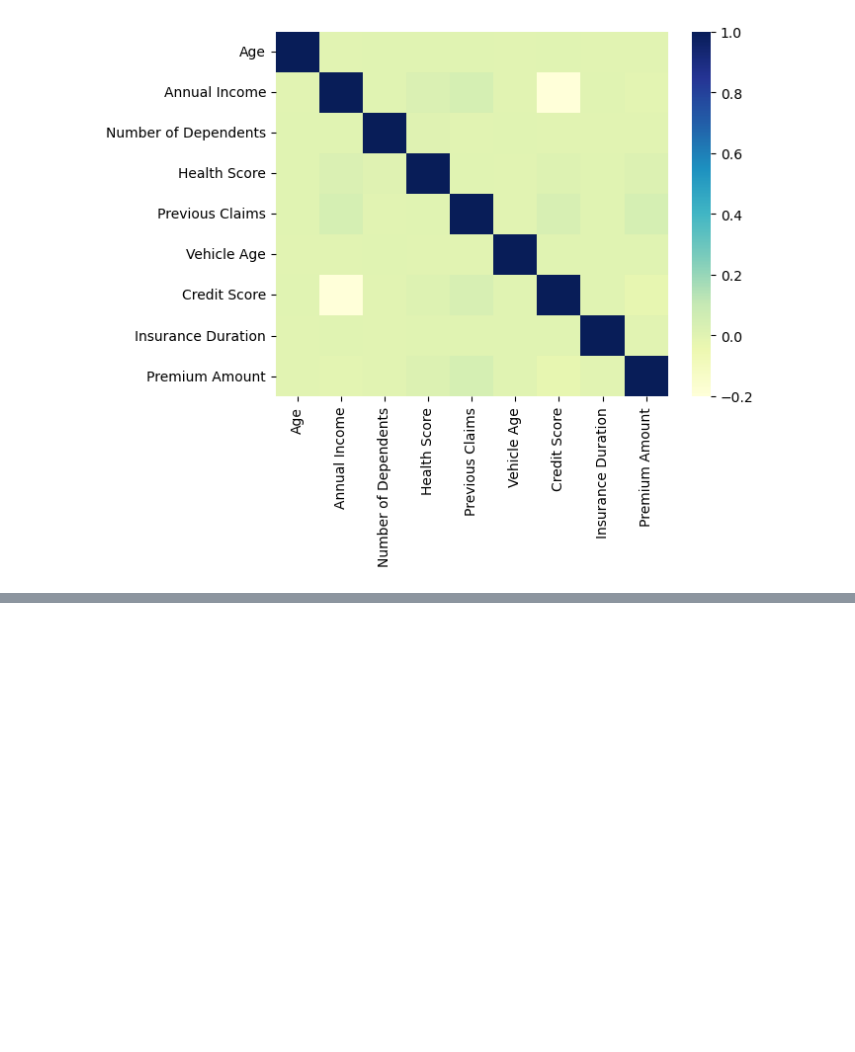
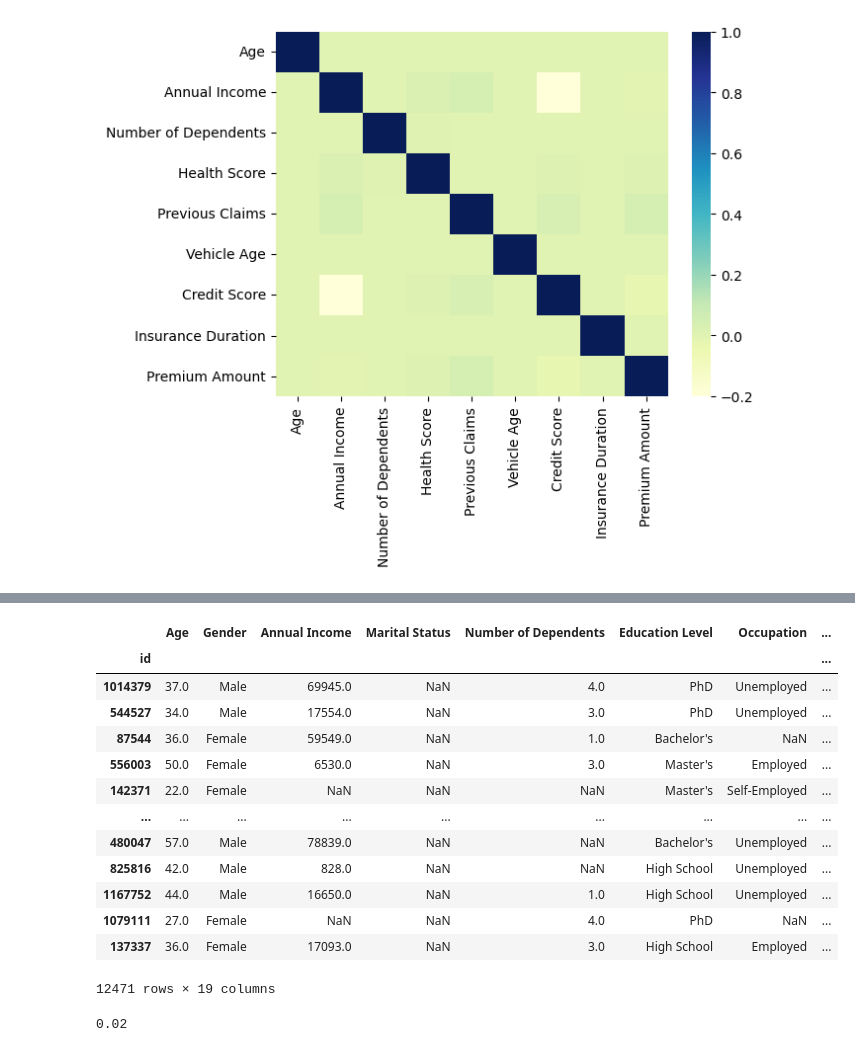
Before and after one commit to NK0901/InsurancePremiumPredictor, a Jupyter notebook: Insurance-Premium-Predictor.ipynb, the cells around one changed output, grey strips where cells are left out. Drawn from its saved outputs; the diff is of its cells as text; code cells hidden in the pictures; blank space fills up the shorter version.

```diff
--- a/Insurance-Premium-Predictor.ipynb
+++ b/Insurance-Premium-Predictor.ipynb
@@ -188,0 +273,22 @@ sns.heatmap(insurance.corr(numeric_only=True), cmap="YlGnBu")
+# %%
+# Let's look at marital status
+X_train[X_train["Marital Status"].isnull()]
+# %% [output]
+|  | Age | Gender | Annual Income | Marital Status | Number of Dependents | Education Level | Occupation | ... |
+| id |  |  |  |  |  |  |  | ... |
+| 1014379 | 37.0 | Male | 69945.0 | NaN | 4.0 | PhD | Unemployed | ... |
+| 544527 | 34.0 | Male | 17554.0 | NaN | 3.0 | PhD | Unemployed | ... |
+| 87544 | 36.0 | Female | 59549.0 | NaN | 1.0 | Bachelor's | NaN | ... |
+| 556003 | 50.0 | Female | 6530.0 | NaN | 3.0 | Master's | Employed | ... |
+| 142371 | 22.0 | Female | NaN | NaN | NaN | Master's | Self-Employed | ... |
+| ... | ... | ... | ... | ... | ... | ... | ... | ... |
+| 480047 | 57.0 | Male | 78839.0 | NaN | NaN | Bachelor's | Unemployed | ... |
+| 825816 | 42.0 | Male | 828.0 | NaN | NaN | High School | Unemployed | ... |
+| 1167752 | 44.0 | Male | 16650.0 | NaN | 1.0 | High School | Unemployed | ... |
+| 1079111 | 27.0 | Female | NaN | NaN | 4.0 | PhD | NaN | ... |
+| 137337 | 36.0 | Female | 17093.0 | NaN | 3.0 | High School | Employed | ... |
+12471 rows × 19 columns
+# %%
+round(len(X_train[X_train["Marital Status"].isnull()])/len(X_train),2)
+# %% [output]
+0.02
```
Also changed, not shown: parts of 57 cells of this notebook.
